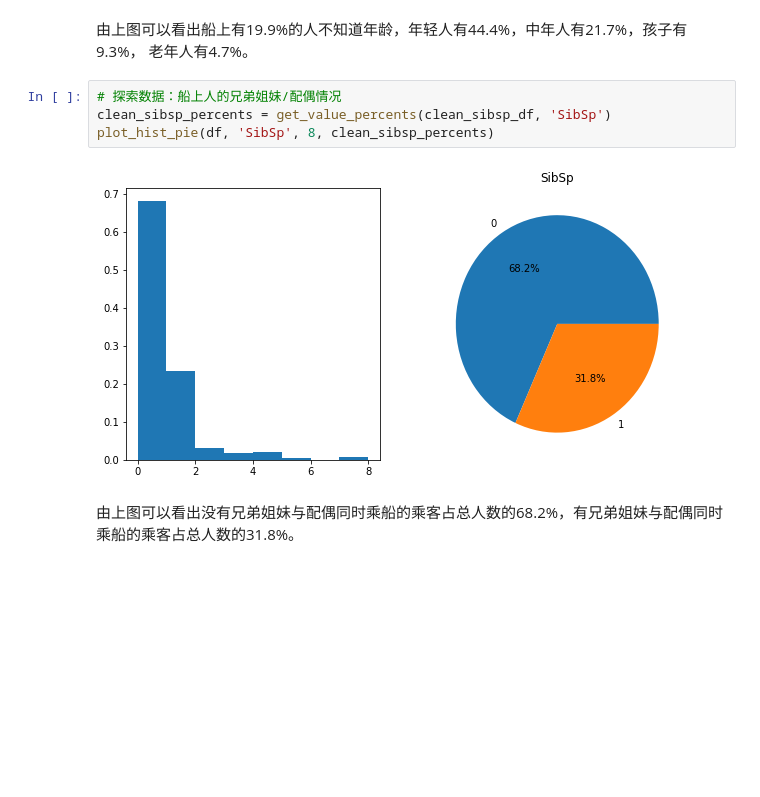
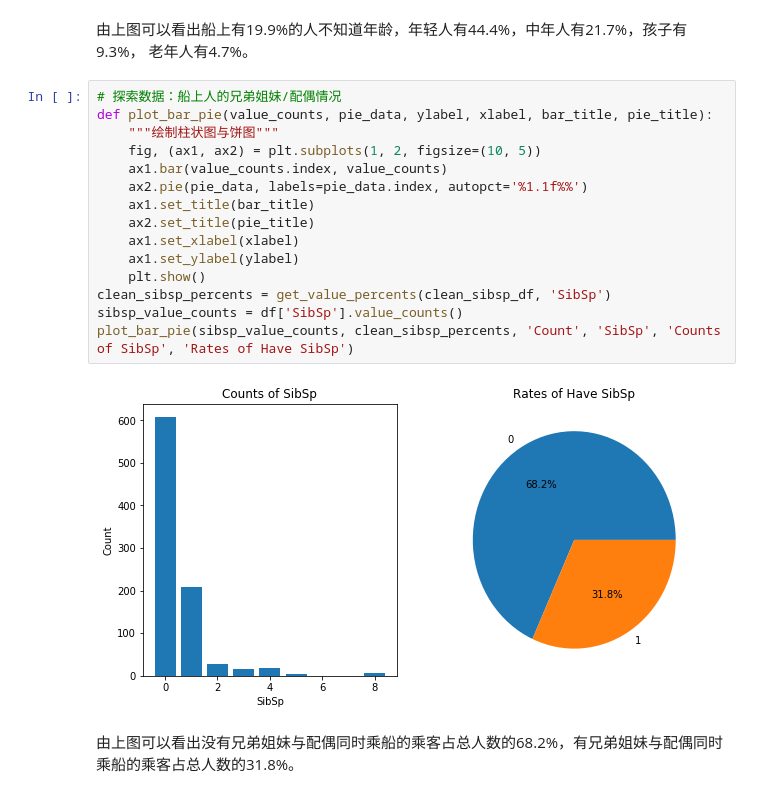
Before and after one commit to DaweiXia/udacity_data_analyst_basic, a Jupyter notebook: p2/titanic-analysis/titanic-analysis.ipynb, the cells around one changed output. Saved outputs shown, nothing was run; the diff lists cells and outputs as text; blank space fills up the shorter version.

```diff
--- a/p2/titanic-analysis/titanic-analysis.ipynb
+++ b/p2/titanic-analysis/titanic-analysis.ipynb
@@ -103,12 +103,23 @@ plot_hist_pie(df, 'Age', 16, clean_age_percents)
 [figure]
 # %% [markdown]
 由上图可以看出船上有19.9%的人不知道年龄，年轻人有44.4%，中年人有21.7%，孩子有9.3%， 老年人有4.7%。
-# %%
-# 探索数据：船上人的兄弟姐妹/配偶情况
-clean_sibsp_percents = get_value_percents(clean_sibsp_df, 'SibSp')
-plot_hist_pie(df, 'SibSp', 8, clean_sibsp_percents)
-# %% [output]
-[figure, removed]
+# %%
+# 探索数据：船上人的兄弟姐妹/配偶情况
+def plot_bar_pie(value_counts, pie_data, ylabel, xlabel, bar_title, pie_title):
+    """绘制柱状图与饼图"""
+    fig, (ax1, ax2) = plt.subplots(1, 2, figsize=(10, 5))
+    ax1.bar(value_counts.index, value_counts)
+    ax2.pie(pie_data, labels=pie_data.index, autopct='%1.1f%%')
+    ax1.set_title(bar_title)
+    ax2.set_title(pie_title)
+    ax1.set_xlabel(xlabel)
+    ax1.set_ylabel(ylabel)
+    plt.show()
+clean_sibsp_percents = get_value_percents(clean_sibsp_df, 'SibSp')
+sibsp_value_counts = df['SibSp'].value_counts()
+plot_bar_pie(sibsp_value_counts, clean_sibsp_percents, 'Count', 'SibSp', 'Counts of SibSp', 'Rates of Have SibSp')
+# %% [output]
+[figure, added]
 # %% [markdown]
 由上图可以看出没有兄弟姐妹与配偶同时乘船的乘客占总人数的68.2%，有兄弟姐妹与配偶同时乘船的乘客占总人数的31.8%。
 # %%
```
Also changed, not shown: parts of 8 cells of this notebook, 1 other file.
